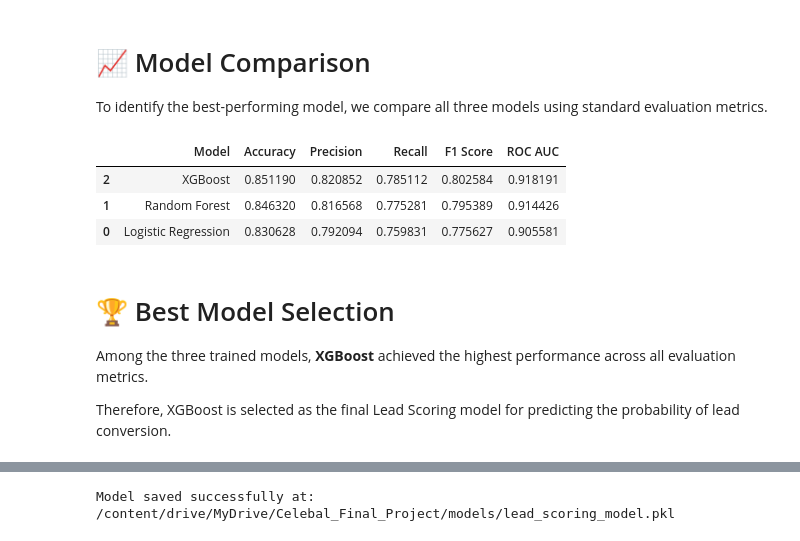
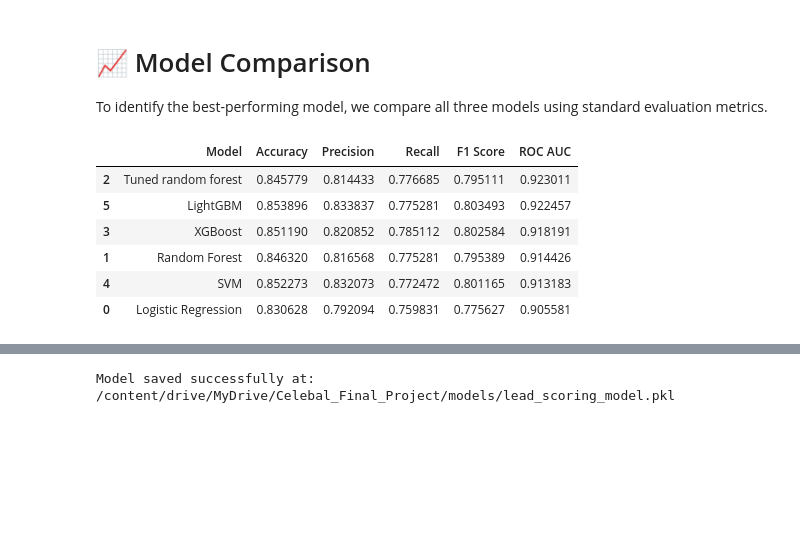
Before and after one commit to Tanu-jain-mlp/Celebal_Excellance_Internship, a Jupyter notebook: Celebal_Final_Project/notebooks/Lead_Scoring_Project.ipynb, the cells around one changed output, grey strips where cells are left out. Cells and saved outputs as stored; diff of their text form; code cells hidden in the pictures; blank space fills up the shorter version.

```diff
--- a/Celebal_Final_Project/notebooks/Lead_Scoring_Project.ipynb
+++ b/Celebal_Final_Project/notebooks/Lead_Scoring_Project.ipynb
@@ -1503,0 +1654,18 @@ ROC AUC  : 0.9181906749485678
+# %%
+# ==========================================
+# Evaluation
+# ==========================================
+
+svm_accuracy = accuracy_score(y_test, y_pred_svm)
+svm_precision = precision_score(y_test, y_pred_svm)
+svm_recall = recall_score(y_test, y_pred_svm)
+svm_f1 = f1_score(y_test, y_pred_svm)
+svm_auc = roc_auc_score(y_test, y_prob_svm)
+
+print("\nTest Set Performance")
+print("-----------------------------")
+print("Accuracy :", round(svm_accuracy,4))
+print("Precision:", round(svm_precision,4))
+print("Recall   :", round(svm_recall,4))
+print("F1 Score :", round(svm_f1,4))
+print("ROC AUC  :", round(svm_auc,4))
@@ -1507,26 +1830,23 @@ ROC AUC  : 0.9181906749485678
 To identify the best-performing model, we compare all three models using standard evaluation metrics.
 # %%
 comparison = pd.DataFrame({
-    "Model":["Logistic Regression","Random Forest","XGBoost"],
-    "Accuracy":[lr_accuracy,rf_accuracy,xgb_accuracy],
-    "Precision":[lr_precision,rf_precision,xgb_precision],
-    "Recall":[lr_recall,rf_recall,xgb_recall],
-    "F1 Score":[lr_f1,rf_f1,xgb_f1],
-    "ROC AUC":[lr_auc,rf_auc,xgb_auc]
+    "Model":["Logistic Regression","Random Forest","Tuned random forest","XGBoost","SVM","LightGBM"],
+    "Accuracy":[lr_accuracy,rf_accuracy,rfn_accuracy,xgb_accuracy,svm_accuracy,lgbm_accuracy],
+    "Precision":[lr_precision,rf_precision,rfn_precision,xgb_precision,svm_precision,lgbm_precision],
+    "Recall":[lr_recall,rf_recall,rfn_recall,xgb_recall,svm_recall,lgbm_recall],
+    "F1 Score":[lr_f1,rf_f1,rfn_f1,xgb_f1,svm_f1,lgbm_f1],
+    "ROC AUC":[lr_auc,rf_auc,rfn_auc,xgb_auc,svm_auc,lgbm_auc]
 })
 
 comparison.sort_values(
     by="ROC AUC",
     ascending=False
 )
 # %% [output]
 |  | Model | Accuracy | Precision | Recall | F1 Score | ROC AUC |
-| 2 | XGBoost | 0.851190 | 0.820852 | 0.785112 | 0.802584 | 0.918191 |
+| 2 | Tuned random forest | 0.845779 | 0.814433 | 0.776685 | 0.795111 | 0.923011 |
+| 5 | LightGBM | 0.853896 | 0.833837 | 0.775281 | 0.803493 | 0.922457 |
+| 3 | XGBoost | 0.851190 | 0.820852 | 0.785112 | 0.802584 | 0.918191 |
 | 1 | Random Forest | 0.846320 | 0.816568 | 0.775281 | 0.795389 | 0.914426 |
+| 4 | SVM | 0.852273 | 0.832073 | 0.772472 | 0.801165 | 0.913183 |
 | 0 | Logistic Regression | 0.830628 | 0.792094 | 0.759831 | 0.775627 | 0.905581 |
-# %% [markdown]
-# 🏆 Best Model Selection
-
-Among the three trained models, **XGBoost** achieved the highest performance across all evaluation metrics.
-
-Therefore, XGBoost is selected as the final Lead Scoring model for predicting the probability of lead conversion.
```
Also changed, not shown: parts of 24 cells of this notebook.
